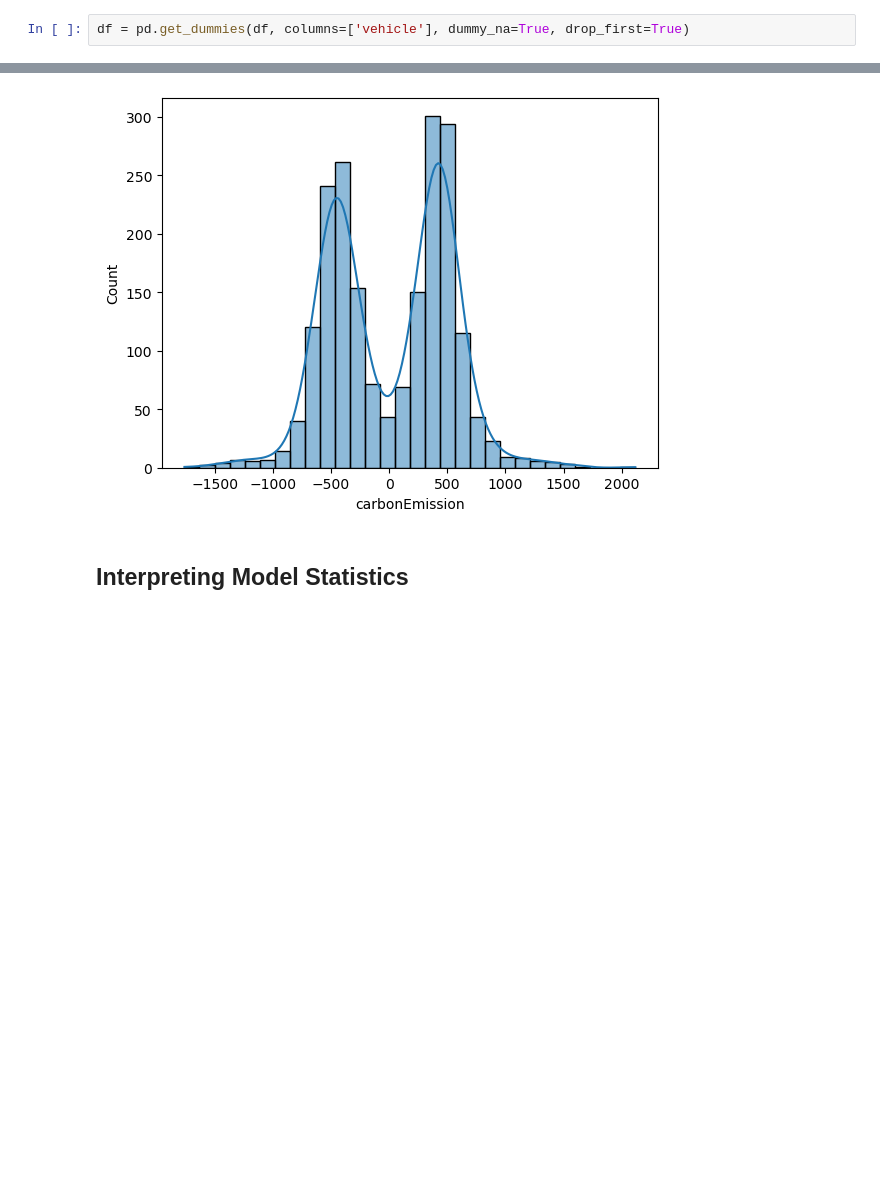
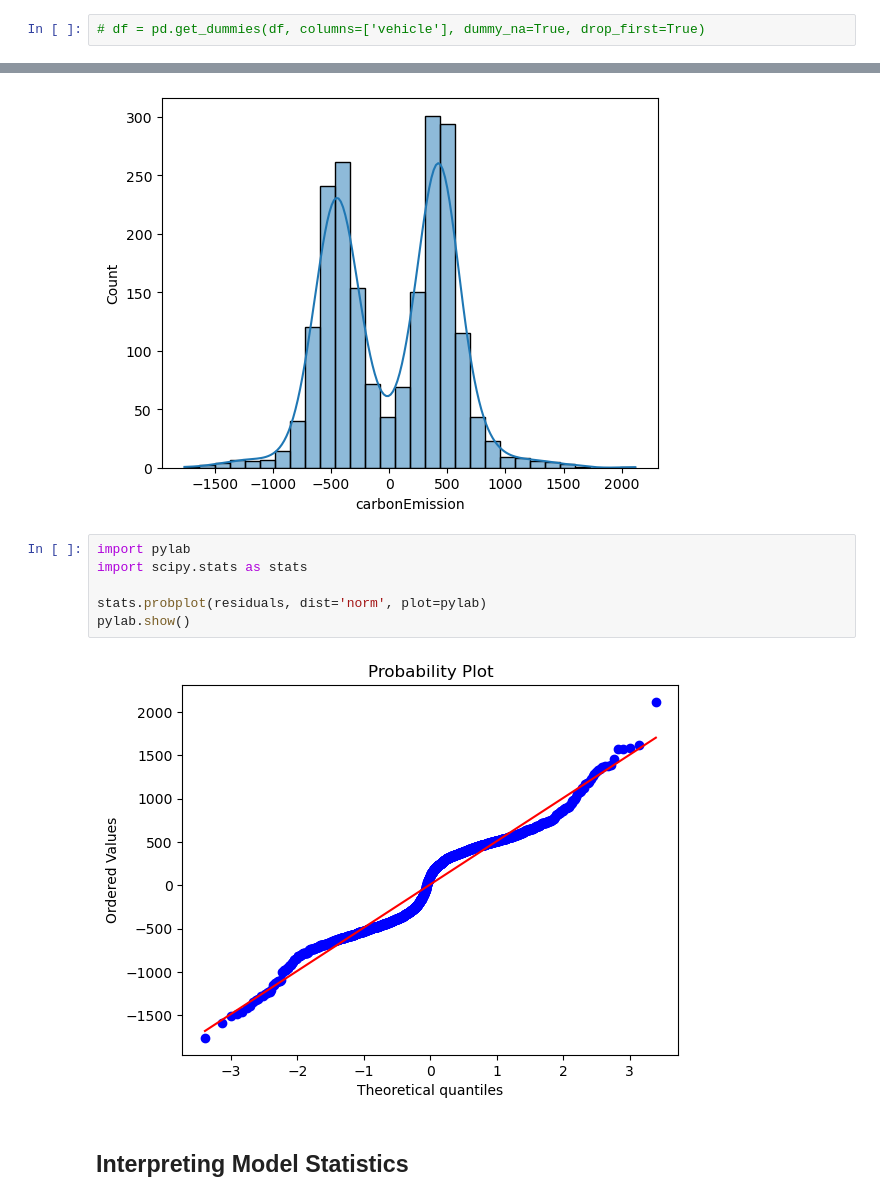
Before and after one commit to CharlieJones2/carbonFootprintProject, a Jupyter notebook: carbonFootprint.ipynb, the cells around one changed output, grey strips where cells are left out. Drawn from its saved outputs; the diff is of its cells as text; blank space fills up the shorter version.

```diff
--- a/carbonFootprint.ipynb
+++ b/carbonFootprint.ipynb
@@ -233,7 +249,7 @@ dtype: object
 # %% [markdown]
 Apply the same method for the vehicle column, this time making sure to specify `dummy_na=False` in order to ignore null values. The resulting columns are then only interpreted as 'for those owning a vehicle, ...'.
 # %%
-df = pd.get_dummies(df, columns=['vehicle'], dummy_na=True, drop_first=True)
+# df = pd.get_dummies(df, columns=['vehicle'], dummy_na=True, drop_first=True)
 # %% [markdown]
 After performing the one hot encoding, we are left with the following reference columns:
 - Body Type: Normal
@@ -384,6 +400,14 @@ sns.histplot(residuals, bins=30, kde=True)
 plt.show()
 # %% [output]
 [figure]
+# %%
+import pylab
+import scipy.stats as stats
+
+stats.probplot(residuals, dist='norm', plot=pylab)
+pylab.show()
+# %% [output]
+[figure, added]
 # %% [markdown]
 ## Interpreting Model Statistics
 # %% [markdown]
```
Also changed, not shown: parts of 16 cells of this notebook.
